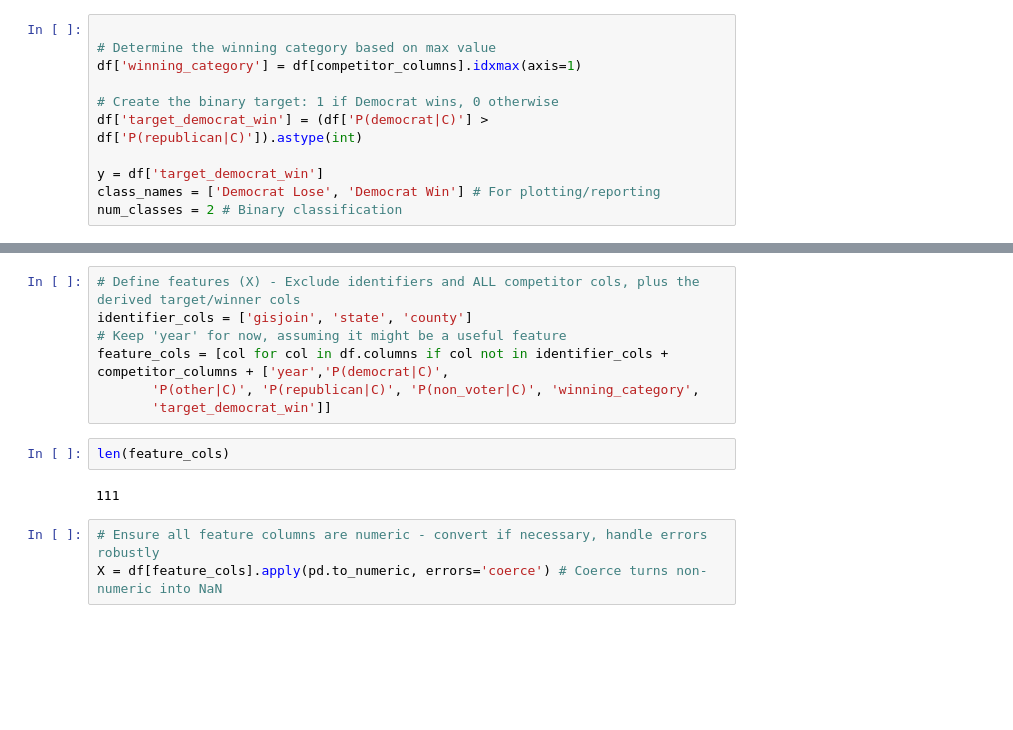
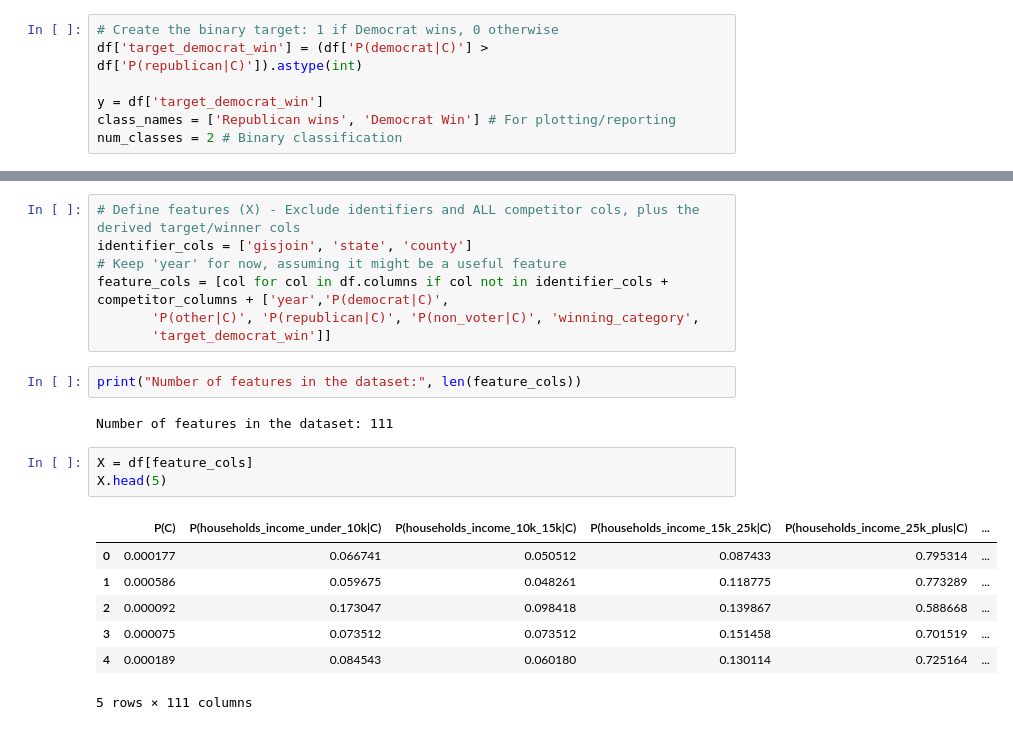
Before and after one commit to swapnaneeldey/Math392MLproject, a Jupyter notebook: Notebooks/Election_script.ipynb, the cells around one changed output, grey strips where cells are left out. Cells and saved outputs as stored; diff of their text form; blank space fills up the shorter version.

```diff
--- a/Notebooks/Election_script.ipynb
+++ b/Notebooks/Election_script.ipynb
@@ -70,11 +40,7 @@ df[competitor_columns]
 # %%
-
-# Determine the winning category based on max value
-df['winning_category'] = df[competitor_columns].idxmax(axis=1)
-
 # Create the binary target: 1 if Democrat wins, 0 otherwise
 df['target_democrat_win'] = (df['P(democrat|C)'] > df['P(republican|C)']).astype(int)
 
 y = df['target_democrat_win']
-class_names = ['Democrat Lose', 'Democrat Win'] # For plotting/reporting
+class_names = ['Republican wins', 'Democrat Win'] # For plotting/reporting
 num_classes = 2 # Binary classification
@@ -115,10 +68,18 @@ identifier_cols = ['gisjoin', 'state', 'county']
 feature_cols = [col for col in df.columns if col not in identifier_cols + competitor_columns + ['year','P(democrat|C)',
        'P(other|C)', 'P(republican|C)', 'P(non_voter|C)', 'winning_category',
        'target_democrat_win']]
-# %%
-len(feature_cols)
-# %% [output]
-111
-# %%
-# Ensure all feature columns are numeric - convert if necessary, handle errors robustly
-X = df[feature_cols].apply(pd.to_numeric, errors='coerce') # Coerce turns non-numeric into NaN
+# %%
+print("Number of features in the dataset:", len(feature_cols))
+# %% [output]
+Number of features in the dataset: 111
+# %%
+X = df[feature_cols]
+X.head(5)
+# %% [output]
+|  | P(C) | P(households_income_under_10k|C) | P(households_income_10k_15k|C) | P(households_income_15k_25k|C) | P(households_income_25k_plus|C) | ... |
+| 0 | 0.000177 | 0.066741 | 0.050512 | 0.087433 | 0.795314 | ... |
+| 1 | 0.000586 | 0.059675 | 0.048261 | 0.118775 | 0.773289 | ... |
+| 2 | 0.000092 | 0.173047 | 0.098418 | 0.139867 | 0.588668 | ... |
+| 3 | 0.000075 | 0.073512 | 0.073512 | 0.151458 | 0.701519 | ... |
+| 4 | 0.000189 | 0.084543 | 0.060180 | 0.130114 | 0.725164 | ... |
+5 rows × 111 columns
```
Also changed, not shown: parts of 38 cells of this notebook.
